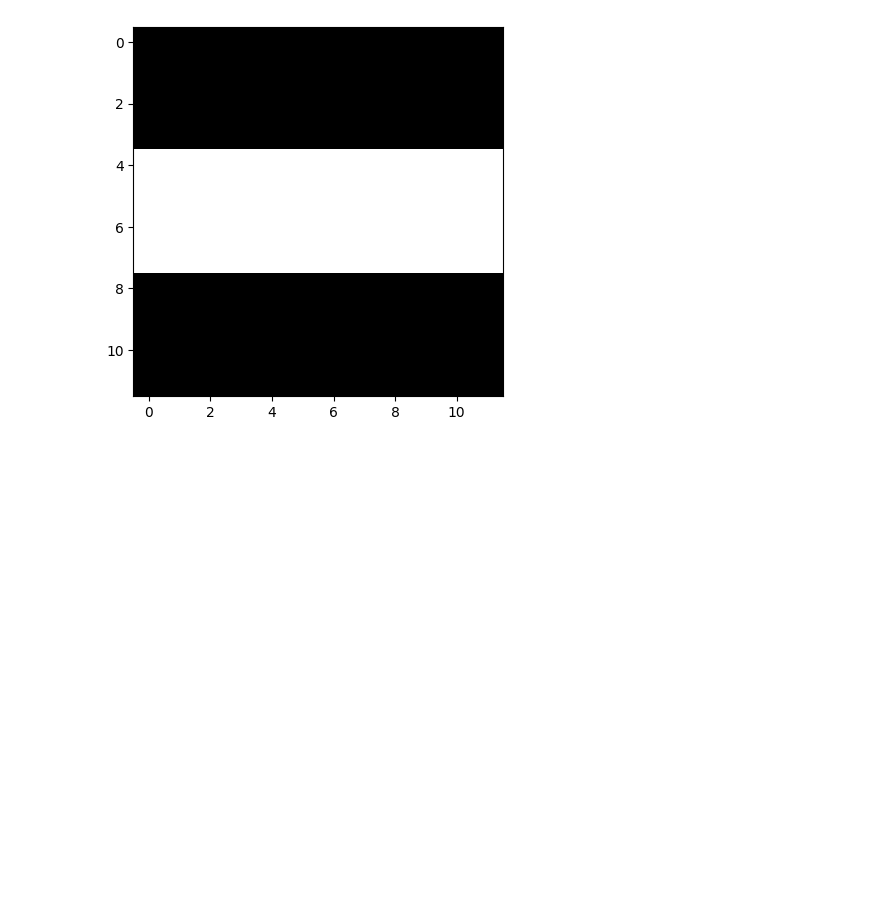
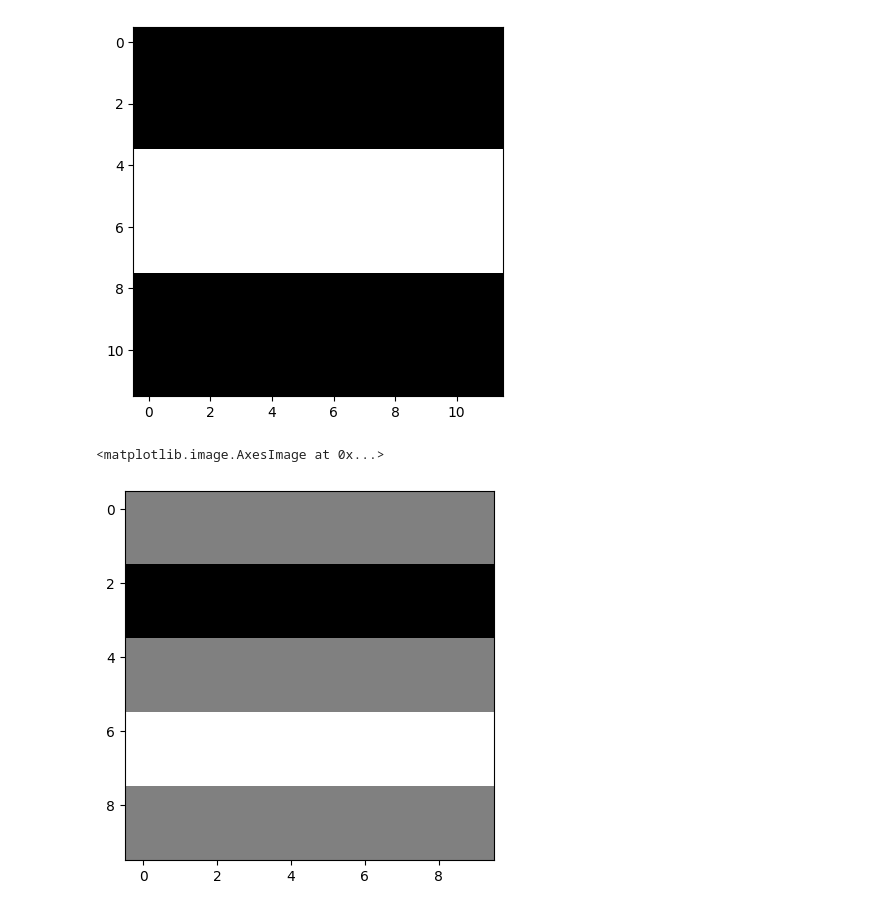
Before and after one commit to syedshahlal/Understanding_Computer_Vision, a Jupyter notebook: Understanding_Images_and_CV_basics.ipynb, the cells around one changed output. Saved outputs shown, nothing was run; the diff lists cells and outputs as text; code cells hidden in the pictures; blank space fills up the shorter version.

```diff
--- a/Understanding_Images_and_CV_basics.ipynb
+++ b/Understanding_Images_and_CV_basics.ipynb
@@ -132,30 +132,30 @@ Highlighting verticle edges:
  [ 2  0 -2]
  [ 1  0 -1]]
 # %%
-def simple_conv(imgFilter, picture):
-  # finding pixel length
+def simple_conv(imgFilter=None, picture=None):
+  # extract the shape of the image
   p_row, p_col = picture.shape
 
-  # finding image length
-  f = imgFilter.shape[0]
+  k = imgFilter.shape[0] # k =3
 
-  temp = []
+  temp = list()
 
-  stride=1
+  stride = 1
 
-  # new image size
-  final_rows = (p_row - f)//stride + 1
-  final_cols = (p_col - f)//stride + 1
+  # resulant image size
+  final_cols = (p_col - k)//stride + 1
+  final_rows = (p_row - k)//stride + 1
 
-  # horizontal stride across cols
-  for h_stride in range(final_cols):
-    # vertical stride across rows
-    for v_stride in range(final_rows):
-          target_area_of_the_pic = picture[h_stride: h_stride + f, v_stride: v_stride + f]
-          z = sum(sum(imgFilter*target_area_of_the_pic))
-          temp.append(z)
-  resultant_img = np.array(temp).reshape(final_rows, final_cols)
-  return resultant_img
+  # take vertically down stride across row by row
+  for v_stride in range(final_rows):
+    # take horizontal right stride across col by col
+    for h_stride in range(final_cols):
+      target_area_of_pic = picture[v_stride: v_stride + k, h_stride: h_stride + k]
+      z = sum(sum(imgFilter * target_area_of_pic))
+      temp.append(z)
+
+  resulant_image = np.array(temp).reshape(final_rows, final_cols)
+  return resulant_image
 # %%
 example1 = [
     [0,0,0,0,255,255,255,255,0,0,0,0],
@@ -267,3 +267,9 @@ plt.imshow(example2_T, cmap="gray")
 # %% [output]
 <matplotlib.image.AxesImage at 0x...>
 [figure]
+# %%
+result = simple_conv(imgFilter=sobel.T, picture=example2_T)
+plt.imshow(result, cmap="gray")
+# %% [output]
+<matplotlib.image.AxesImage at 0x...>
+[figure, added]
```
Also changed, not shown: parts of 3 cells of this notebook.
